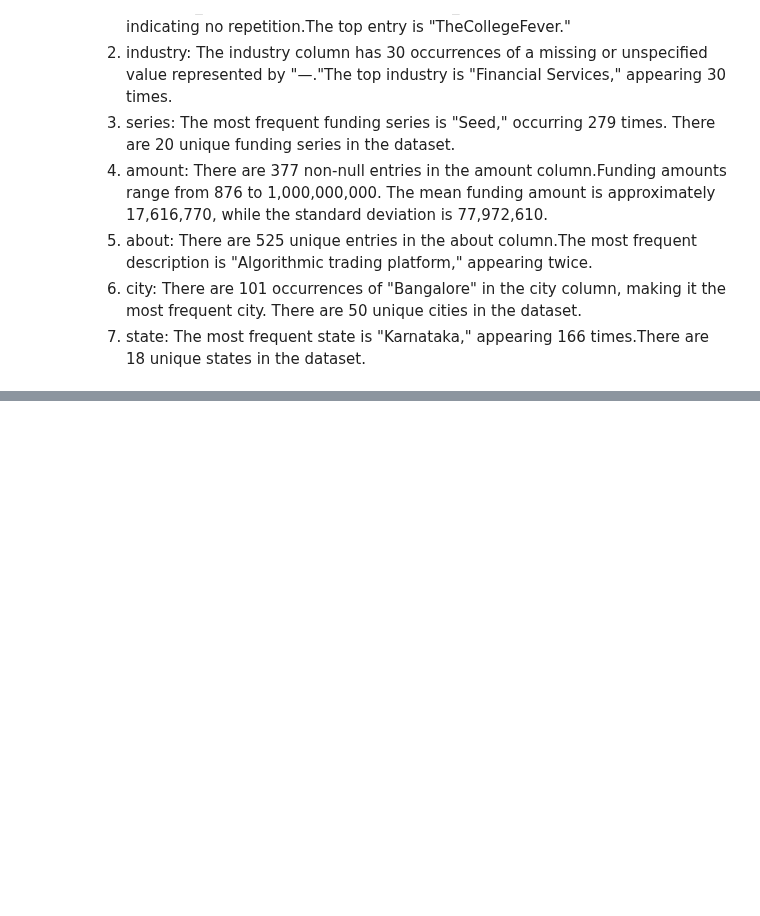
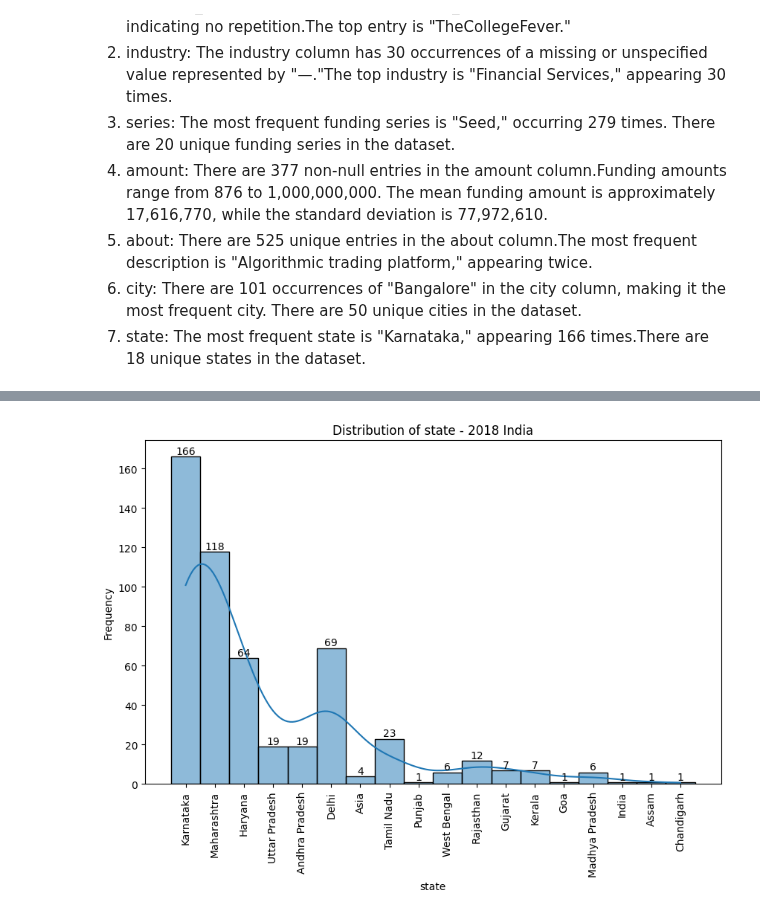
Before and after one commit to wamathaiwandeto/Indian-Startup-Ecosystem, a Jupyter notebook: project.ipynb, the cells around one changed output, grey strips where cells are left out. Cells and saved outputs as stored; diff of their text form; code cells hidden in the pictures; blank space fills up the shorter version.

```diff
--- a/project.ipynb
+++ b/project.ipynb
@@ -494,0 +465,15 @@ plt.show()
+# %%
+# 2. Distribution of state (Histogram)
+plt.figure(figsize=(10, 6))
+ax = sns.histplot(df_2018['state'], bins=10, kde=True)
+# Add data labels
+for rect in ax.patches:
+    height = rect.get_height()
+    ax.text(rect.get_x() + rect.get_width() / 2, height, f'{int(height)}', ha='center', va='bottom')
+plt.title('Distribution of state - 2018 India')
+plt.xlabel('state')
+plt.ylabel('Frequency')
+plt.xticks(rotation=90)
+plt.show()
+# %% [output]
+[figure, added]
```
Also changed, not shown: parts of 13 cells of this notebook.
